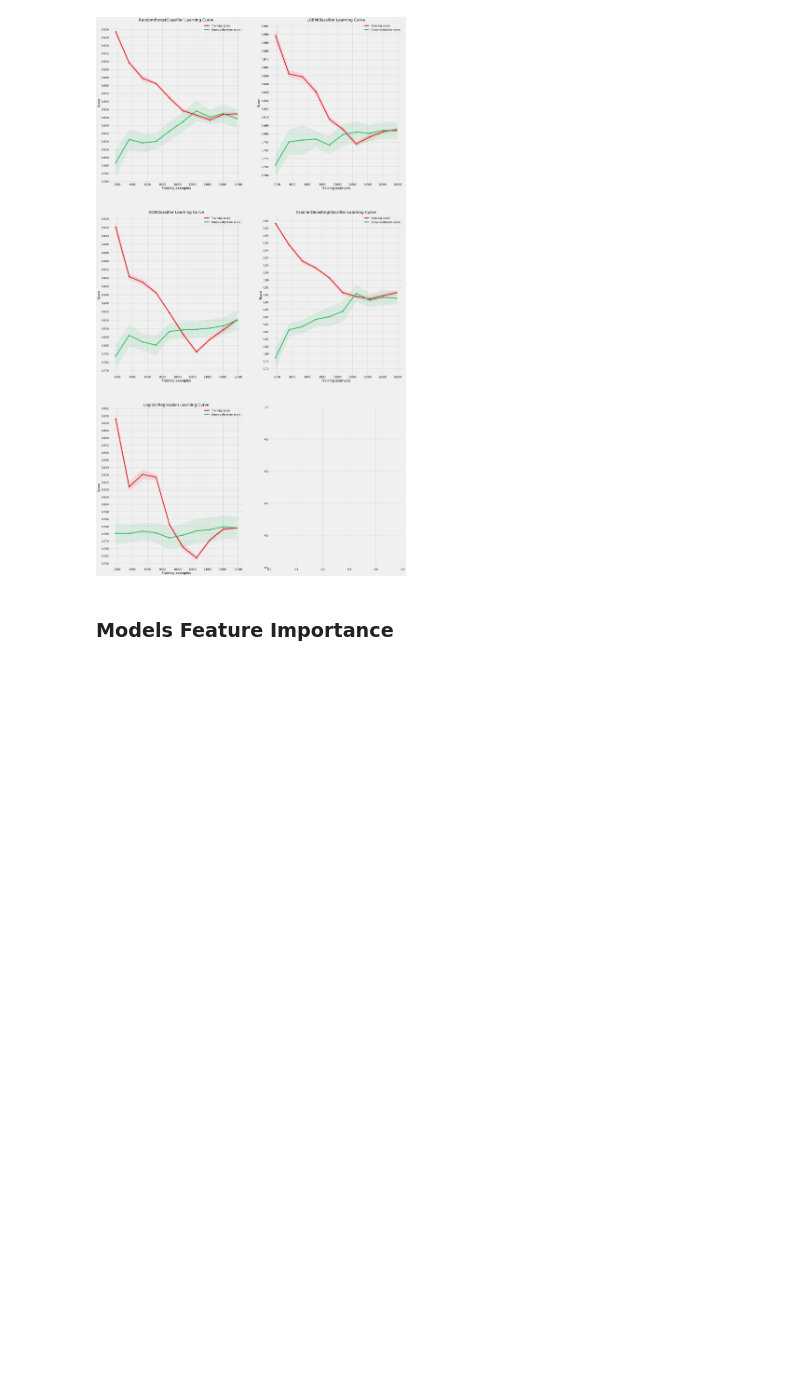
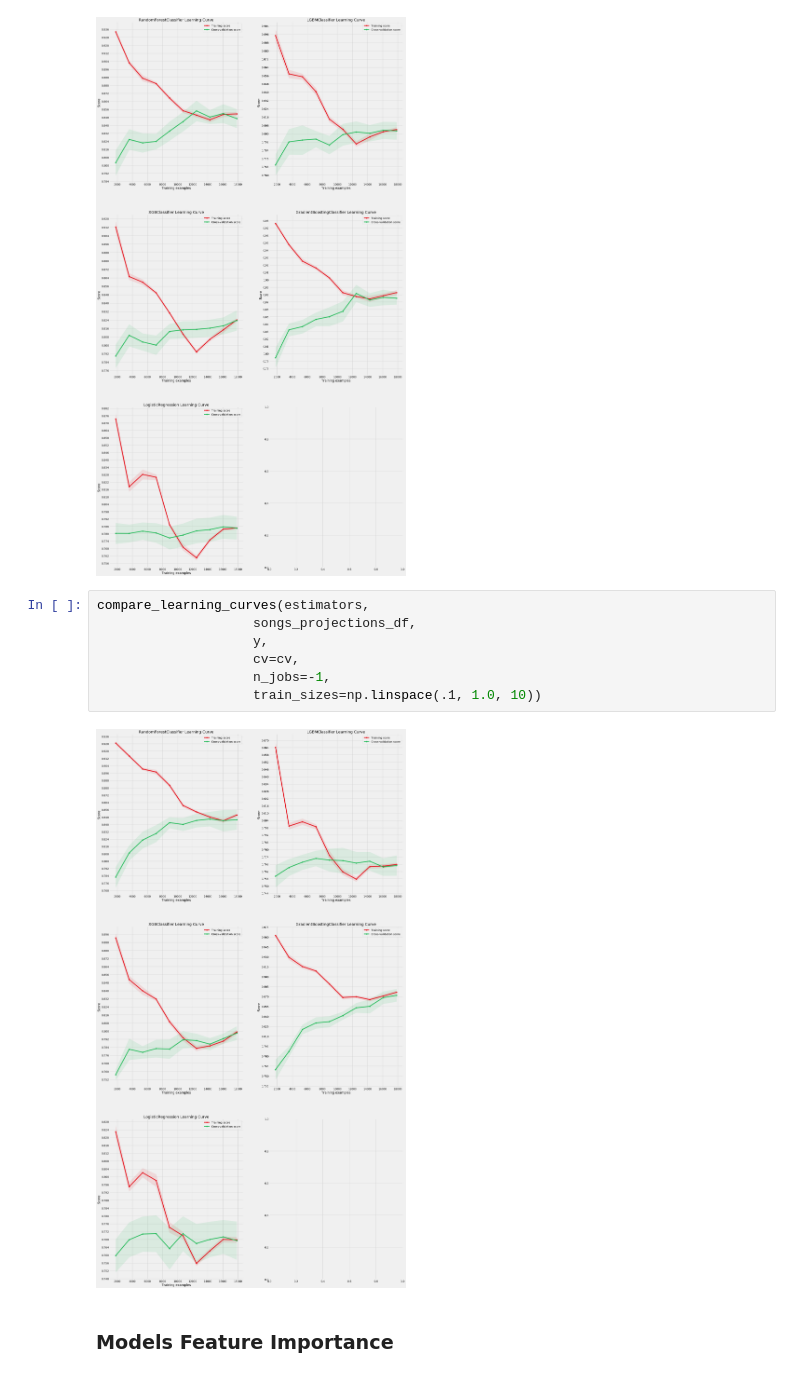
Before and after one commit to cristobalza/spotify_my_songs_classifier, a Jupyter notebook: my_songs_models.ipynb, the cells around one changed output. Drawn from its saved outputs; the diff is of its cells as text; blank space fills up the shorter version.

```diff
--- a/my_songs_models.ipynb
+++ b/my_songs_models.ipynb
@@ -735,6 +722,15 @@ compare_learning_curves(estimators,
                     train_sizes=np.linspace(.1, 1.0, 10))
 # %% [output]
 [figure]
+# %%
+compare_learning_curves(estimators,
+                    songs_projections_df,
+                    y,
+                    cv=cv,
+                    n_jobs=-1,
+                    train_sizes=np.linspace(.1, 1.0, 10))
+# %% [output]
+[figure, added]
 # %% [markdown]
 ### Models Feature Importance
 # %%
```
Also changed, not shown: parts of 10 cells of this notebook.
